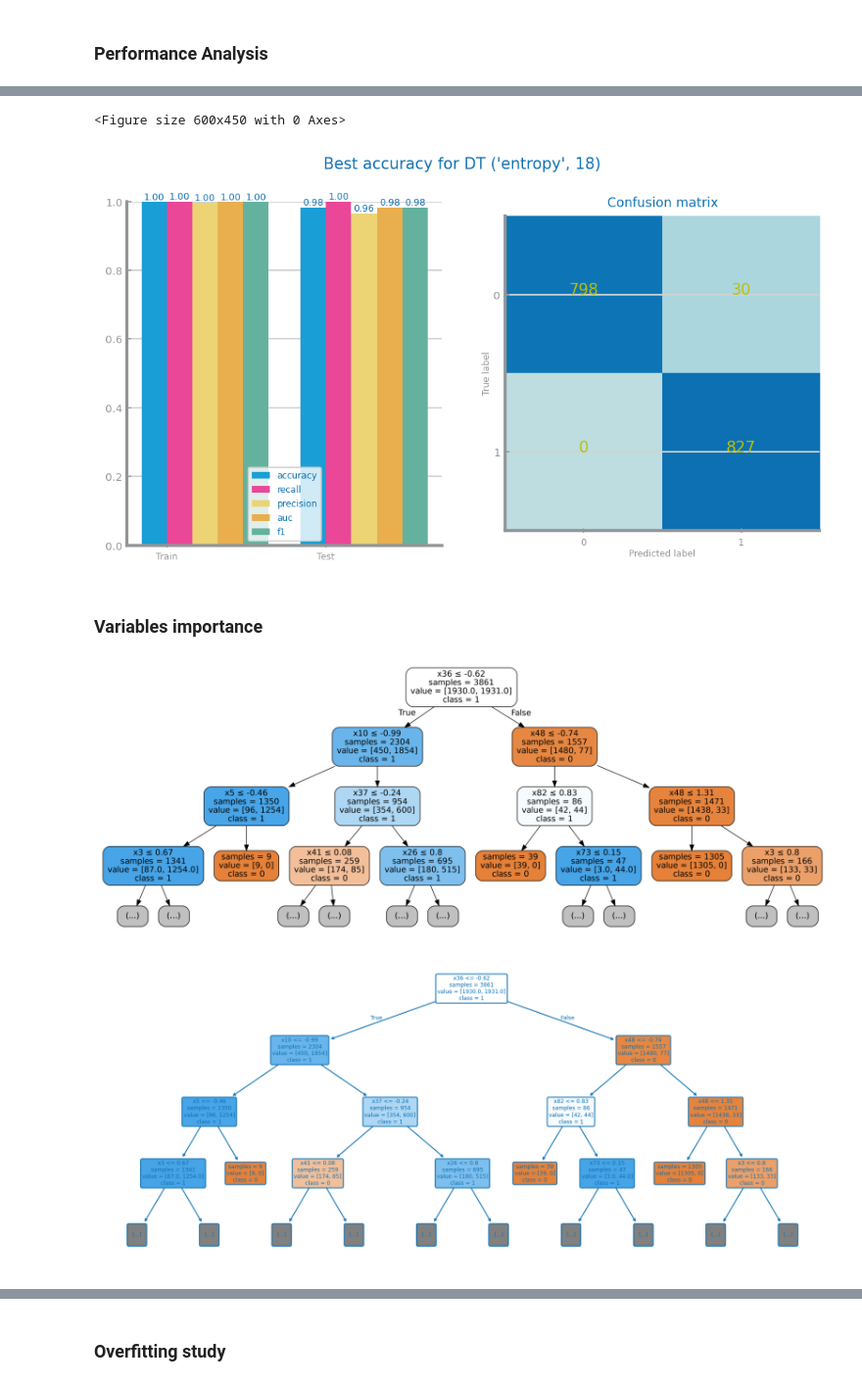
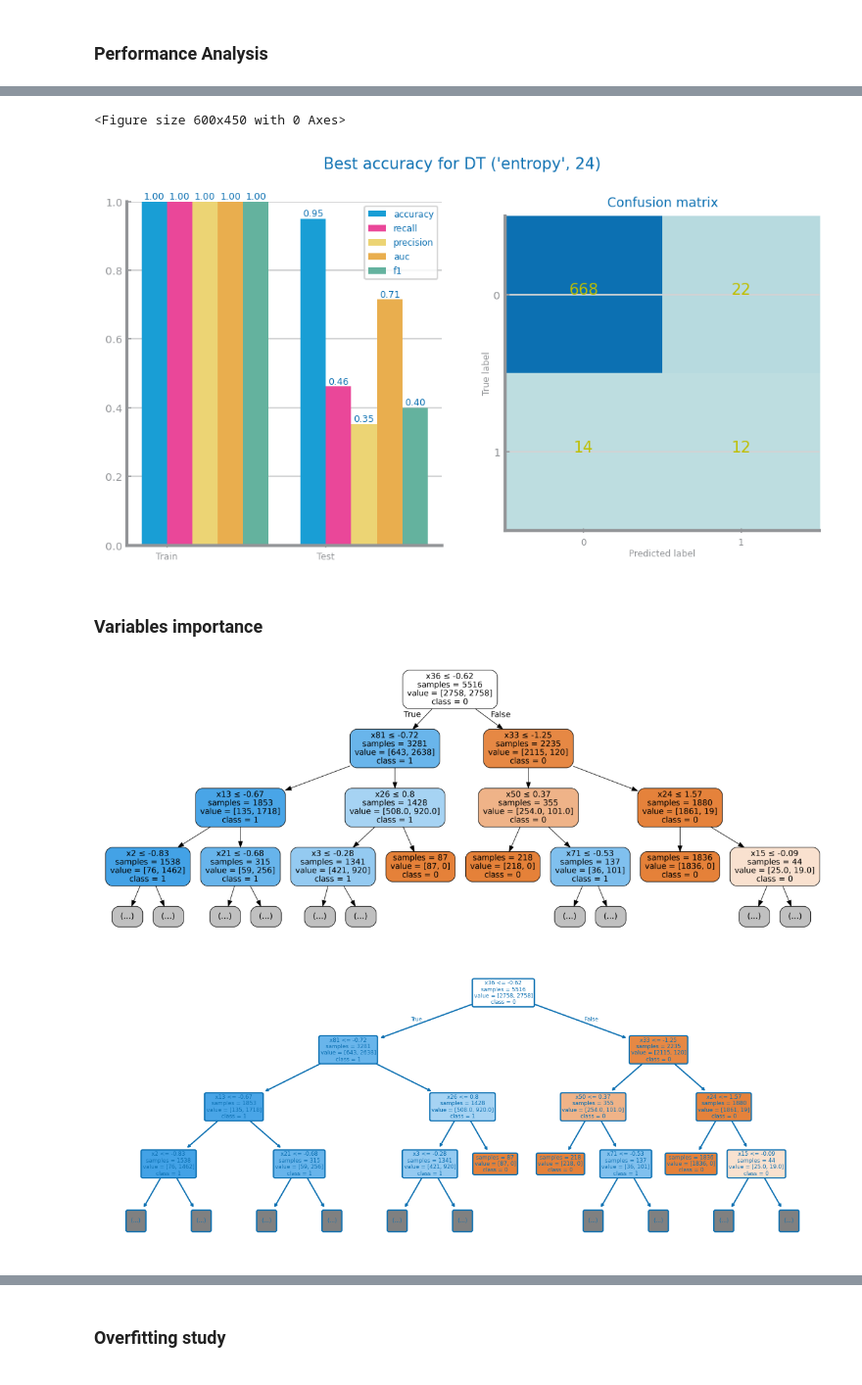
Before and after one commit to Moraisgit/data_science_project, a Jupyter notebook: src/set2_modeling.ipynb, the cells around one changed output, grey strips where cells are left out. Shown at 98% size. Cells and saved outputs as stored; diff of their text form; code cells hidden in the pictures.

Commit message:
Fix in set2 modelling
Data used was incorrect, now we use train and test data that gets out of the preparation step. In preparation step one can now declare the test split size

```diff
--- a/src/set2_modeling.ipynb
+++ b/src/set2_modeling.ipynb
@@ -108,0 +309,15 @@ Labels=[np.int64(0), np.int64(1)]
+# %%
+from dslabs_functions import read_train_test_from_files
+
+# file_tag = "class_financial distress"
+# train_filename = f"{path_to_directory}/datasets/{file_tag}_train_oversampling.csv"
+# test_filename = f"{path_to_directory}/datasets/{file_tag}_test_lowvar.csv"
+target = "CLASS"
+eval_metric = "accuracy"
+
+
+trnX, tstX, trnY, tstY, labels, vars = read_train_test_from_files(
+    train_filename, test_filename, target
+)
+print(f"Train#={len(trnX)} Test#={len(tstX)}")
+print(f"Labels={labels}")
@@ -215,10 +433,16 @@ def knn_study(
                 best_model = clf
             # print(f'KNN {d} k={k}')
         values[d] = y_tst_values
-    print(f'KNN best with k={best_params['params'][0]} and {best_params['params'][1]}')
+    print(f"KNN best with k={best_params['params'][0]} and {best_params['params'][1]}")
     plot_multiline_chart(kvalues, values, title=f'KNN Models ({metric})', xlabel='k', ylabel=metric, percentage=True)
 
     return best_model, best_params
+
+# file_tag = 'stroke'
+# train_filename = 'data/stroke_train_smote.csv'
+# test_filename = 'data/stroke_test.csv'
+# target = 'stroke'
+eval_metric = 'accuracy'
 
 trnX, tstX, trnY, tstY, labels, vars = read_train_test_from_files(train_filename, test_filename, target)
 print(f'Train#={len(trnX)} Test#={len(tstX)}')
@@ -226,6 +450,6 @@ print(f'Labels={labels}')
 
 figure()
 best_model, params = knn_study(trnX, trnY, tstX, tstY, k_max=25, metric=eval_metric)
-savefig(f'images/{file_tag}_knn_{eval_metric}_study.png')
+savefig(f'{path_to_directory}/images/Set 2 - KNN {eval_metric} study.png', bbox_inches='tight')
 show()
 # %% [output]
@@ -313,10 +542,16 @@ def trees_study(
                 best_model = clf
             # print(f'DT {c} and d={d}')
         values[c] = y_tst_values
-    print(f'DT best with {best_params['params'][0]} and d={best_params['params'][1]}')
+    print(f"DT best with {best_params['params'][0]} and d={best_params['params'][1]}")
     plot_multiline_chart(depths, values, title=f'DT Models ({metric})', xlabel='d', ylabel=metric, percentage=True)
 
     return best_model, best_params
+
+# file_tag = 'stroke'
+# train_filename = 'data/stroke_train_smote.csv'
+# test_filename = 'data/stroke_test.csv'
+# target = 'stroke'
+eval_metric = 'accuracy'
 
 trnX, tstX, trnY, tstY, labels, vars = read_train_test_from_files(train_filename, test_filename, target)
 print(f'Train#={len(trnX)} Test#={len(tstX)}')
@@ -324,6 +559,6 @@ print(f'Labels={labels}')
 
 figure()
 best_model, params = trees_study(trnX, trnY, tstX, tstY, d_max=25, metric=eval_metric)
-savefig(f'images/{file_tag}_dt_{eval_metric}_study.png')
+savefig(f'{path_to_directory}/images/Set 2 - DT {eval_metric} study.png', bbox_inches='tight')
 show()
 # %% [output]
@@ -336,11 +573,11 @@ prd_trn: array = best_model.predict(trnX)
 prd_tst: array = best_model.predict(tstX)
 figure()
 plot_evaluation_results(params, trnY, prd_trn, tstY, prd_tst, labels)
-savefig(f'images/{file_tag}_dt_{params["name"]}_best_{params["metric"]}_eval.png')
+savefig(f'{path_to_directory}/images/Set 2 - DT {params["name"]} best {params["metric"]} eval.png', bbox_inches='tight')
 show()
 # %% [output]
 <Figure size 600x450 with 0 Axes>
-[figure, old version]
+[figure, new version]
 # %% [markdown]
 ### Variables importance
 # %%
@@ -348,7 +585,7 @@ from sklearn.tree import export_graphviz
 from matplotlib.pyplot import imread, imshow, axis
 from subprocess import call
 
-tree_filename: str = f"images/{file_tag}_dt_{eval_metric}_best_tree"
+tree_filename: str = f"{path_to_directory}/images/Set 2 - DT {eval_metric} best tree"
 max_depth2show = 3
 st_labels: list[str] = [str(value) for value in labels]
 
@@ -369,26 +606,26 @@ call(
     ["dot", "-Tpng", tree_filename + ".dot", "-o", tree_filename + ".png", "-Gdpi=600"]
 )
 
-figure(figsize=(14, 6))
+figure(figsize=(10,4))
 imshow(imread(tree_filename + ".png"))
 axis("off")
 show()
 # %% [output]
-[figure, old version]
+[figure, new version]
 # %%
 from sklearn.tree import plot_tree
 
-figure(figsize=(14, 6))
+figure(figsize=(10,4))
 plot_tree(
     best_model,
     max_depth=max_depth2show,
     feature_names=vars,
     class_names=st_labels,
     filled=True,
     rounded=True,
     impurity=False,
     precision=2,
 )
-savefig(tree_filename + ".png")
+savefig(tree_filename + ".png", bbox_inches='tight')
 # %% [output]
-[figure, old version]
+[figure, new version]
```
Also changed, not shown: parts of 44 cells of this notebook, 9 other files.
